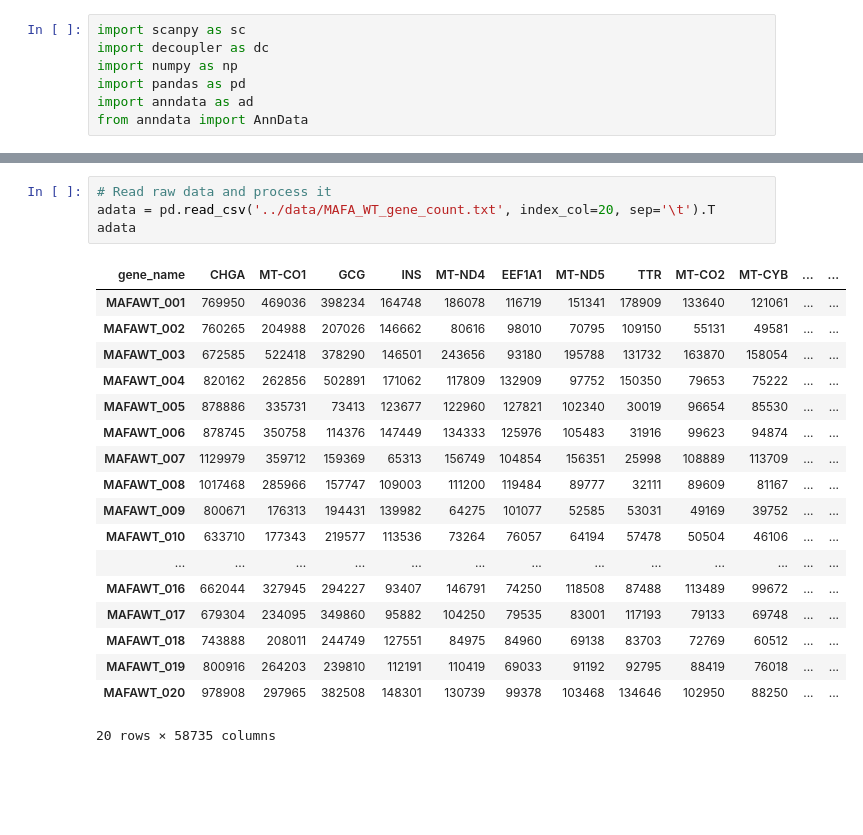
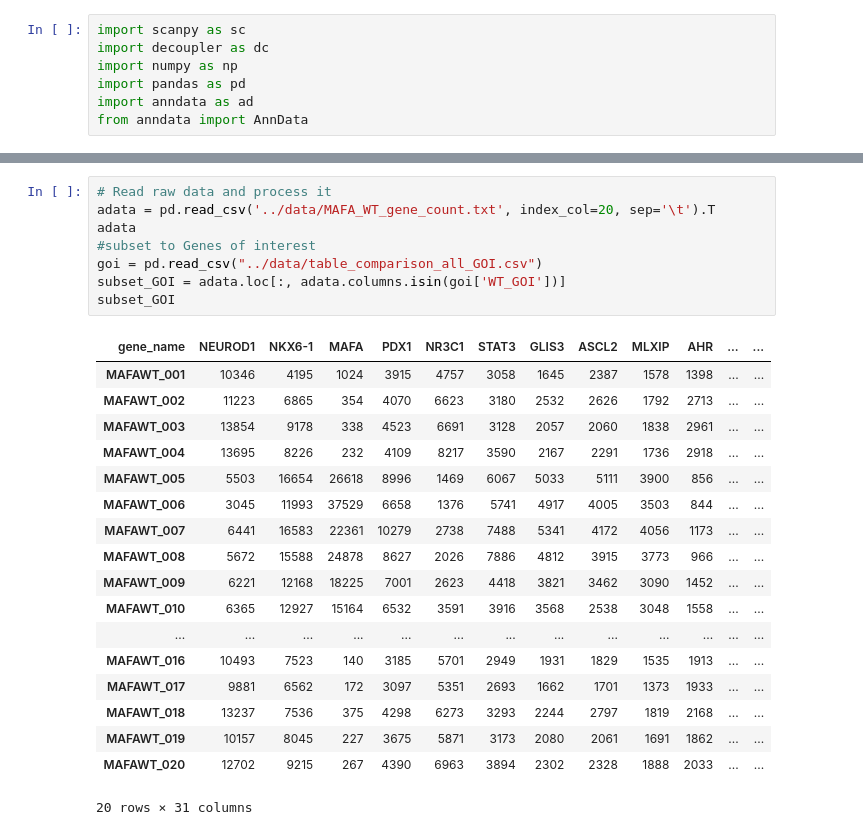
Before and after one commit to AlexanderFastner/MAFA_functional_analysis, a Jupyter notebook: notebooks/WT_timepoint_comparison.ipynb, the cells around one changed output, grey strips where cells are left out. Saved outputs shown, nothing was run; the diff lists cells and outputs as text; blank space fills up the shorter version.

```diff
--- a/notebooks/WT_timepoint_comparison.ipynb
+++ b/notebooks/WT_timepoint_comparison.ipynb
@@ -10,26 +32,30 @@ from anndata import AnnData
 # %%
 # Read raw data and process it
 adata = pd.read_csv('../data/MAFA_WT_gene_count.txt', index_col=20, sep='\t').T
 adata
+#subset to Genes of interest
+goi = pd.read_csv("../data/table_comparison_all_GOI.csv")
+subset_GOI = adata.loc[:, adata.columns.isin(goi['WT_GOI'])]
+subset_GOI
 # %% [output]
-| gene_name | CHGA | MT-CO1 | GCG | INS | MT-ND4 | EEF1A1 | MT-ND5 | TTR | MT-CO2 | MT-CYB | ... | ... |
-| MAFAWT_001 | 769950 | 469036 | 398234 | 164748 | 186078 | 116719 | 151341 | 178909 | 133640 | 121061 | ... | ... |
-| MAFAWT_002 | 760265 | 204988 | 207026 | 146662 | 80616 | 98010 | 70795 | 109150 | 55131 | 49581 | ... | ... |
-| MAFAWT_003 | 672585 | 522418 | 378290 | 146501 | 243656 | 93180 | 195788 | 131732 | 163870 | 158054 | ... | ... |
-| MAFAWT_004 | 820162 | 262856 | 502891 | 171062 | 117809 | 132909 | 97752 | 150350 | 79653 | 75222 | ... | ... |
-| MAFAWT_005 | 878886 | 335731 | 73413 | 123677 | 122960 | 127821 | 102340 | 30019 | 96654 | 85530 | ... | ... |
-| MAFAWT_006 | 878745 | 350758 | 114376 | 147449 | 134333 | 125976 | 105483 | 31916 | 99623 | 94874 | ... | ... |
-| MAFAWT_007 | 1129979 | 359712 | 159369 | 65313 | 156749 | 104854 | 156351 | 25998 | 108889 | 113709 | ... | ... |
-| MAFAWT_008 | 1017468 | 285966 | 157747 | 109003 | 111200 | 119484 | 89777 | 32111 | 89609 | 81167 | ... | ... |
-| MAFAWT_009 | 800671 | 176313 | 194431 | 139982 | 64275 | 101077 | 52585 | 53031 | 49169 | 39752 | ... | ... |
-| MAFAWT_010 | 633710 | 177343 | 219577 | 113536 | 73264 | 76057 | 64194 | 57478 | 50504 | 46106 | ... | ... |
+| gene_name | NEUROD1 | NKX6-1 | MAFA | PDX1 | NR3C1 | STAT3 | GLIS3 | ASCL2 | MLXIP | AHR | ... | ... |
+| MAFAWT_001 | 10346 | 4195 | 1024 | 3915 | 4757 | 3058 | 1645 | 2387 | 1578 | 1398 | ... | ... |
+| MAFAWT_002 | 11223 | 6865 | 354 | 4070 | 6623 | 3180 | 2532 | 2626 | 1792 | 2713 | ... | ... |
+| MAFAWT_003 | 13854 | 9178 | 338 | 4523 | 6691 | 3128 | 2057 | 2060 | 1838 | 2961 | ... | ... |
+| MAFAWT_004 | 13695 | 8226 | 232 | 4109 | 8217 | 3590 | 2167 | 2291 | 1736 | 2918 | ... | ... |
+| MAFAWT_005 | 5503 | 16654 | 26618 | 8996 | 1469 | 6067 | 5033 | 5111 | 3900 | 856 | ... | ... |
+| MAFAWT_006 | 3045 | 11993 | 37529 | 6658 | 1376 | 5741 | 4917 | 4005 | 3503 | 844 | ... | ... |
+| MAFAWT_007 | 6441 | 16583 | 22361 | 10279 | 2738 | 7488 | 5341 | 4172 | 4056 | 1173 | ... | ... |
+| MAFAWT_008 | 5672 | 15588 | 24878 | 8627 | 2026 | 7886 | 4812 | 3915 | 3773 | 966 | ... | ... |
+| MAFAWT_009 | 6221 | 12168 | 18225 | 7001 | 2623 | 4418 | 3821 | 3462 | 3090 | 1452 | ... | ... |
+| MAFAWT_010 | 6365 | 12927 | 15164 | 6532 | 3591 | 3916 | 3568 | 2538 | 3048 | 1558 | ... | ... |
 | ... | ... | ... | ... | ... | ... | ... | ... | ... | ... | ... | ... | ... |
-| MAFAWT_016 | 662044 | 327945 | 294227 | 93407 | 146791 | 74250 | 118508 | 87488 | 113489 | 99672 | ... | ... |
-| MAFAWT_017 | 679304 | 234095 | 349860 | 95882 | 104250 | 79535 | 83001 | 117193 | 79133 | 69748 | ... | ... |
-| MAFAWT_018 | 743888 | 208011 | 244749 | 127551 | 84975 | 84960 | 69138 | 83703 | 72769 | 60512 | ... | ... |
-| MAFAWT_019 | 800916 | 264203 | 239810 | 112191 | 110419 | 69033 | 91192 | 92795 | 88419 | 76018 | ... | ... |
-| MAFAWT_020 | 978908 | 297965 | 382508 | 148301 | 130739 | 99378 | 103468 | 134646 | 102950 | 88250 | ... | ... |
+| MAFAWT_016 | 10493 | 7523 | 140 | 3185 | 5701 | 2949 | 1931 | 1829 | 1535 | 1913 | ... | ... |
+| MAFAWT_017 | 9881 | 6562 | 172 | 3097 | 5351 | 2693 | 1662 | 1701 | 1373 | 1933 | ... | ... |
+| MAFAWT_018 | 13237 | 7536 | 375 | 4298 | 6273 | 3293 | 2244 | 2797 | 1819 | 2168 | ... | ... |
+| MAFAWT_019 | 10157 | 8045 | 227 | 3675 | 5871 | 3173 | 2080 | 2061 | 1691 | 1862 | ... | ... |
+| MAFAWT_020 | 12702 | 9215 | 267 | 4390 | 6963 | 3894 | 2302 | 2328 | 1888 | 2033 | ... | ... |
-20 rows × 58735 columns
+20 rows × 31 columns
 # %%
 # Read in LFC + avg basemean from tables
 # subset results df by list of genes from veronica
```
Also changed, not shown: parts of 4 cells of this notebook, 2 other files.
